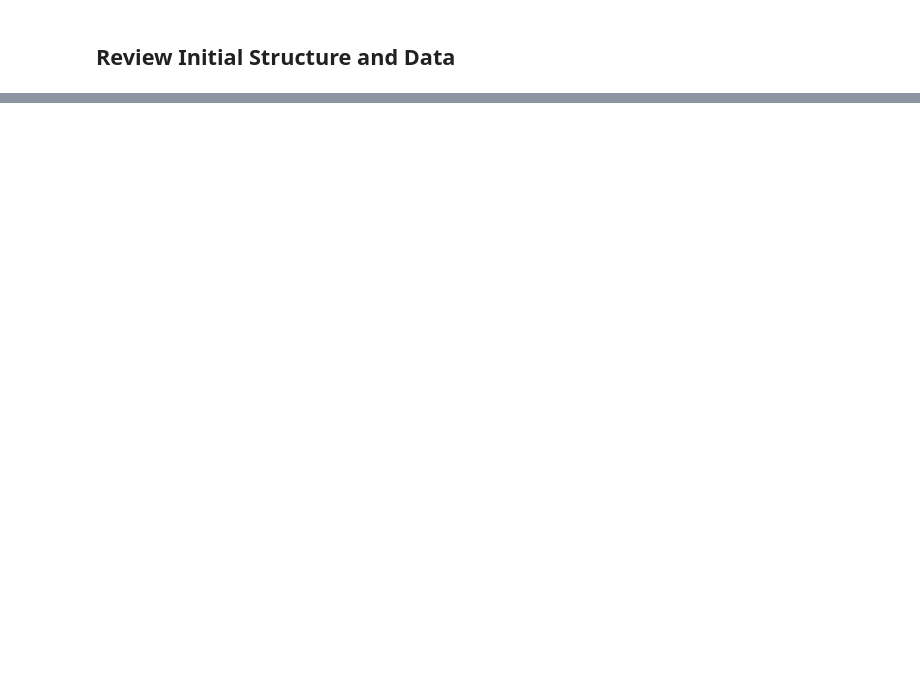
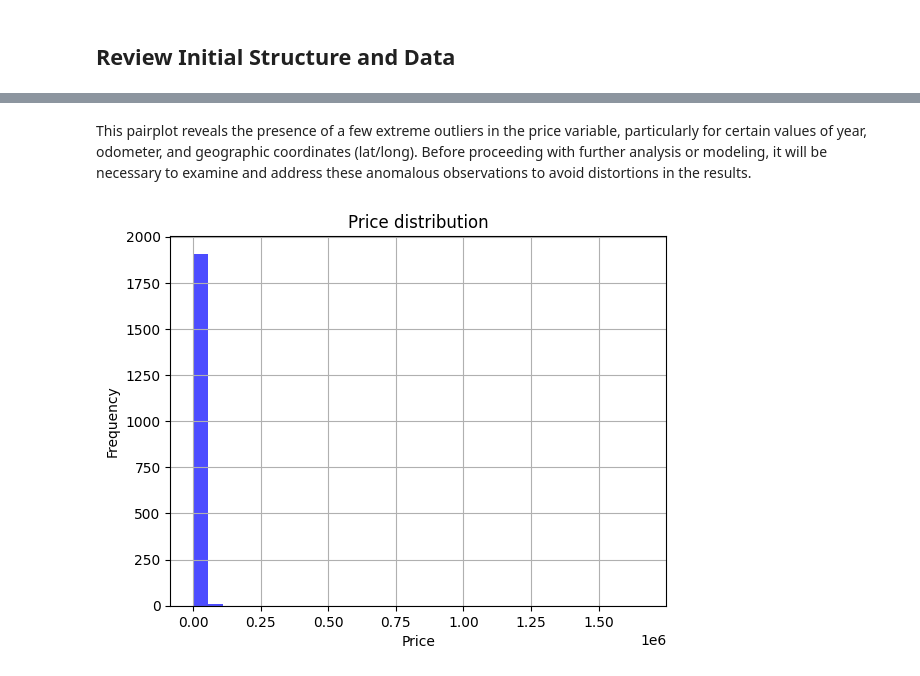
Before and after one commit to PepOrtinLopz/Kaggle, a Jupyter notebook: Kaggle.ipynb, the cells around one changed output, grey strips where cells are left out. Cells and saved outputs as stored; diff of their text form; code cells hidden in the pictures; blank space fills up the shorter version.

```diff
--- a/Kaggle.ipynb
+++ b/Kaggle.ipynb
@@ -589,0 +392,10 @@ Also we decided to use a specific type of cross-validation called RepeatedKFold.
+# %% [markdown]
+This pairplot reveals the presence of a few extreme outliers in the price variable, particularly for certain values of year, odometer, and geographic coordinates (lat/long). Before proceeding with further analysis or modeling, it will be necessary to examine and address these anomalous observations to avoid distortions in the results.
+# %%
+train['price'].hist(bins=30, color='blue', alpha=0.7)
+plt.title('Price distribution')
+plt.xlabel('Price')
+plt.ylabel('Frequency')
+plt.show()
+# %% [output]
+[figure, added]
```
Also changed, not shown: parts of 88 cells of this notebook.
